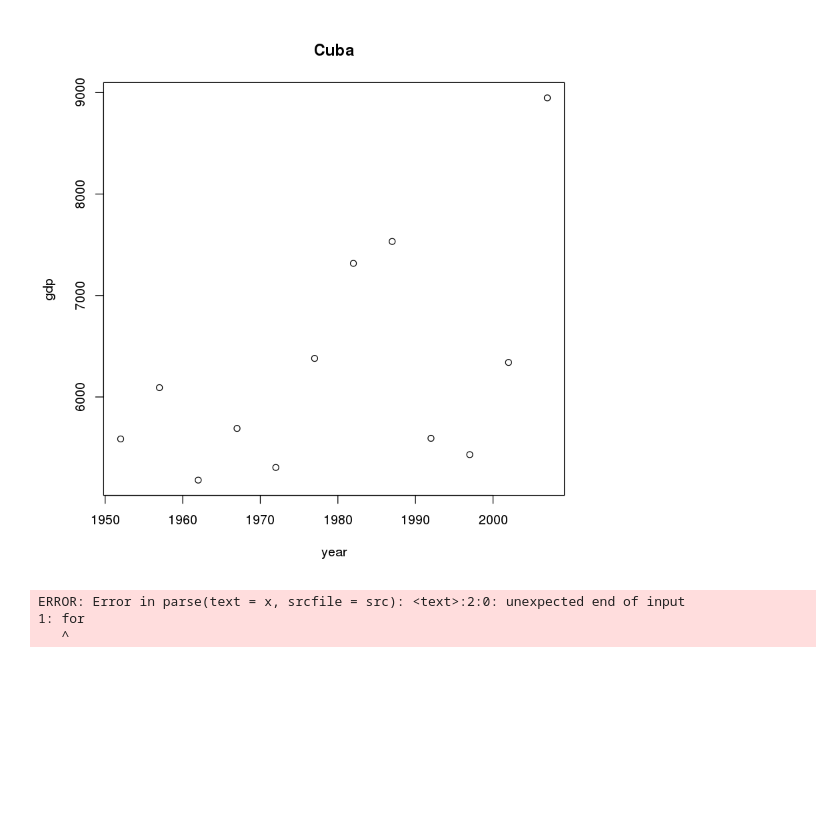
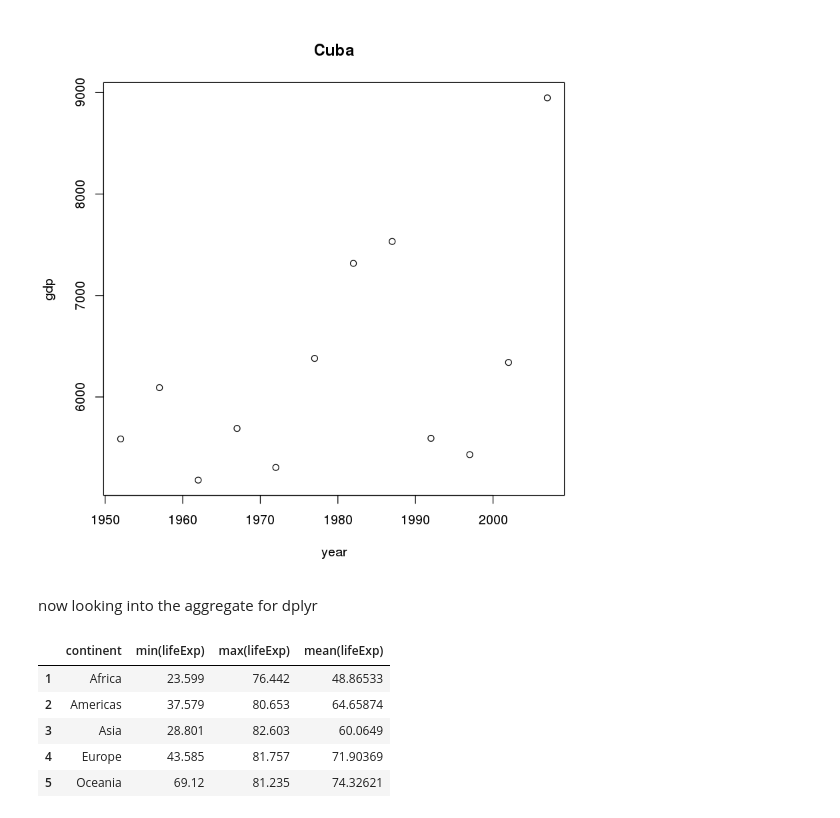
Before and after one commit to DevinBayly/SWC_cyverse_practice, a Jupyter notebook: code/practicing markdown1.ipynb, the cells around one changed output. Drawn from its saved outputs; the diff is of its cells as text; code cells hidden in the pictures; blank space fills up the shorter version.

```diff
--- a/code/practicing markdown1.ipynb
+++ b/code/practicing markdown1.ipynb
@@ -87,9 +85,16 @@ for (name in vec_country) {
 [figure]
 [figure]
 [figure]
-# %%
-for
-# %% [output]
-ERROR: Error in parse(text = x, srcfile = src): <text>:2:0: unexpected end of input
-1: for
-   ^
+# %% [markdown]
+now looking into the aggregate for dplyr
+# %%
+gap.in %>%
+group_by(continent) %>%
+summarize(min(lifeExp),max(lifeExp),mean(lifeExp))
+# %% [output]
+|  | continent | min(lifeExp) | max(lifeExp) | mean(lifeExp) |
+| 1 | Africa | 23.599 | 76.442 | 48.86533 |
+| 2 | Americas | 37.579 | 80.653 | 64.65874 |
+| 3 | Asia | 28.801 | 82.603 | 60.0649 |
+| 4 | Europe | 43.585 | 81.757 | 71.90369 |
+| 5 | Oceania | 69.12 | 81.235 | 74.32621 |
```
Also changed, not shown: parts of 2 cells of this notebook.
